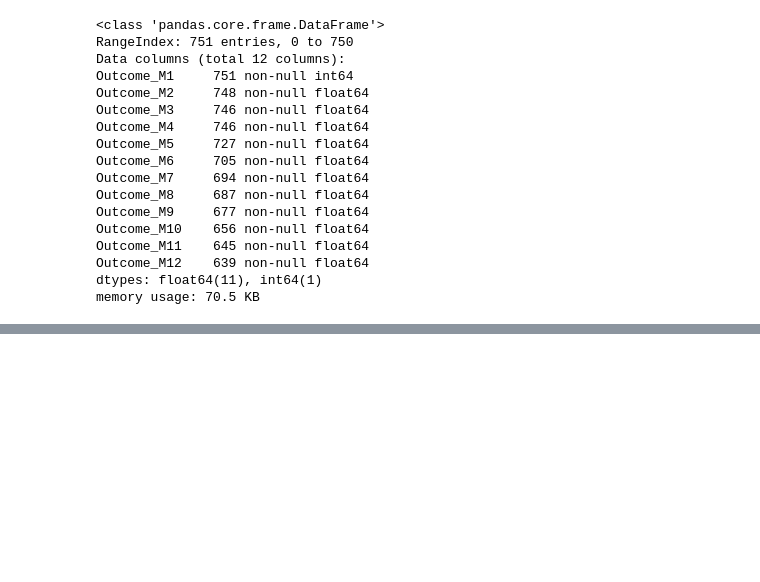
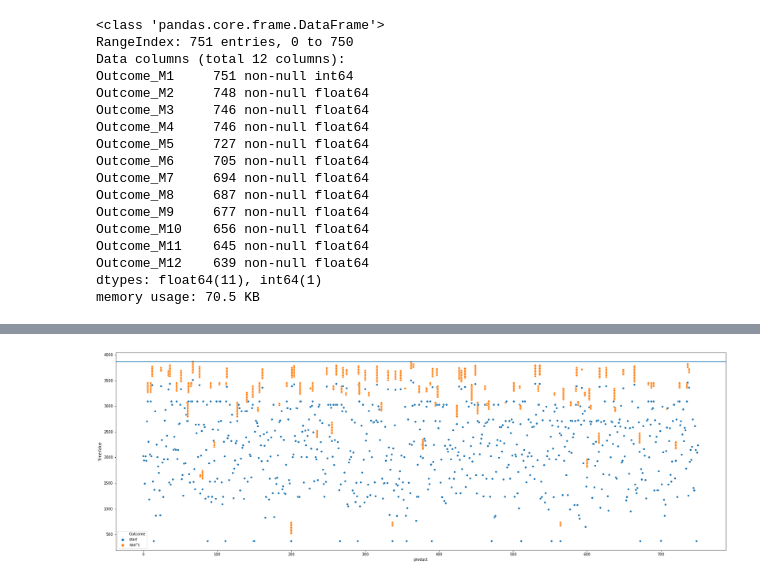
Before and after one commit to HenrikPereira/RNN_project, a Jupyter notebook: Scripts/exploratory.ipynb, the cells around one changed output, grey strips where cells are left out. Saved outputs shown, nothing was run; the diff lists cells and outputs as text; code cells hidden in the pictures; blank space fills up the shorter version.

```diff
--- a/Scripts/exploratory.ipynb
+++ b/Scripts/exploratory.ipynb
@@ -267,0 +333,12 @@ plt.show()
+# %%
+x = ts_train_df['TimeValue']
+y = ts_train_df['product']
+z = ts_train_df['Outcome'].apply(lambda x: 'start' if x == 0 else (np.nan if x > 0 else 'nan"s'))
+
+fig = plt.figure(figsize=(30,10))
+
+sb.scatterplot(y, x, hue=z, legend='full')
+plt.axhline(ts_train_df['TimeValue'].max())
+plt.show()
+# %% [output]
+[figure, added]
```
Also changed, not shown: parts of 26 cells of this notebook.
